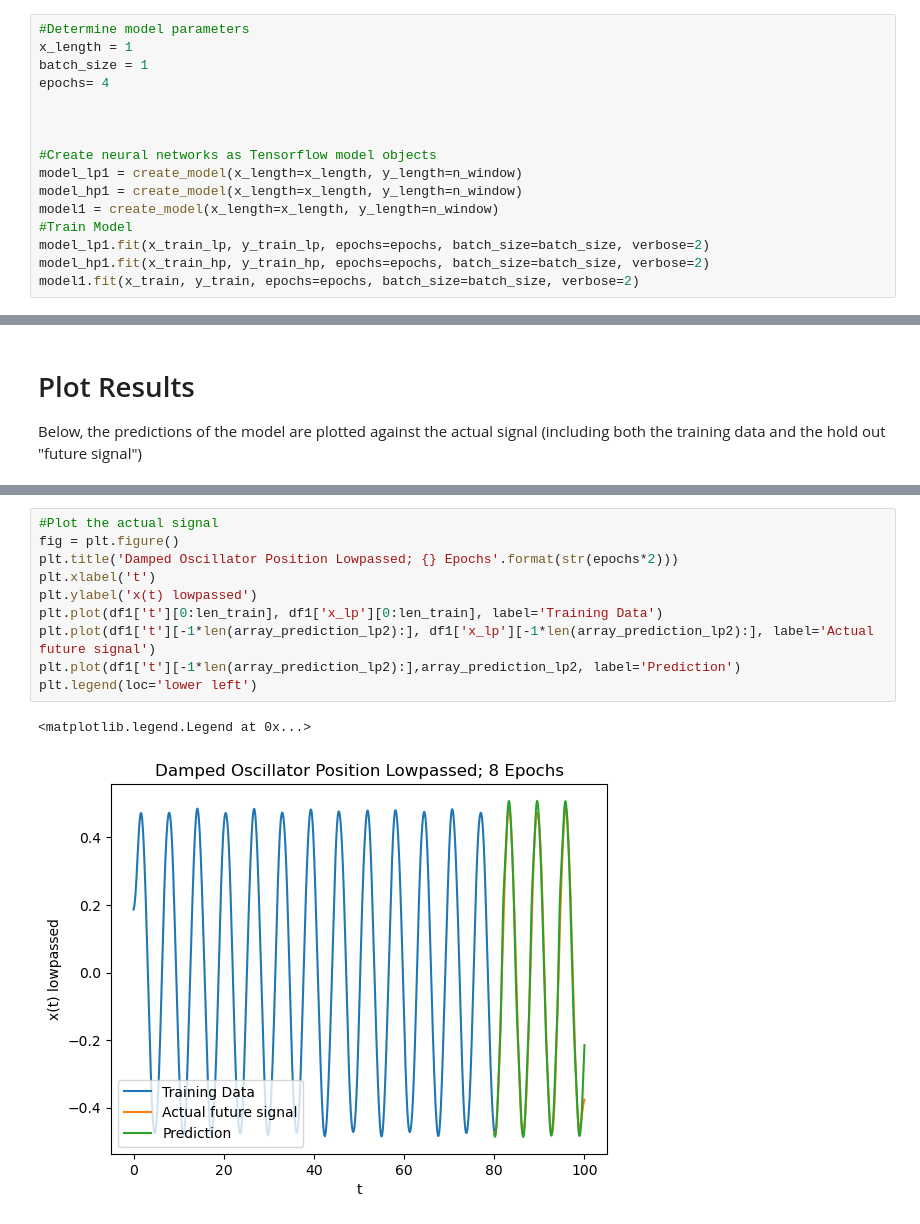
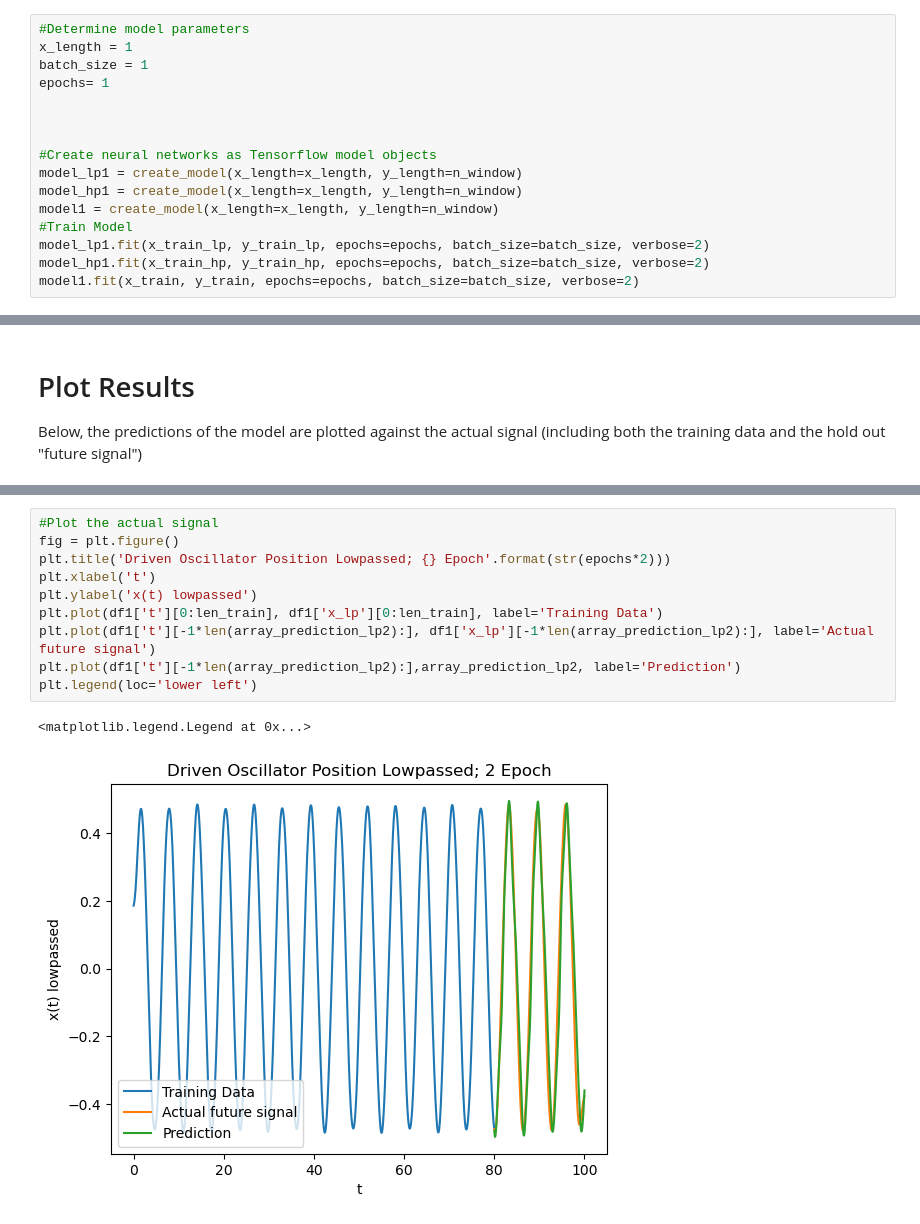
Before and after one commit to gaoadam/dynamicmodel, a Jupyter notebook: lstm_predictions_filtered.ipynb, the cells around one changed output, grey strips where cells are left out. Cells and saved outputs as stored; diff of their text form.

```diff
--- a/lstm_predictions_filtered.ipynb
+++ b/lstm_predictions_filtered.ipynb
@@ -135,7 +135,7 @@ def create_model(x_length, y_length):
 #Determine model parameters
 x_length = 1
 batch_size = 1
-epochs= 4
+epochs= 1
 
 
 
@@ -322,16 +300,16 @@ plt.legend(loc='lower left')
 # %%
 #Plot the actual signal
 fig = plt.figure()
-plt.title('Damped Oscillator Position Lowpassed; {} Epochs'.format(str(epochs*2)))
+plt.title('Driven Oscillator Position Lowpassed; {} Epoch'.format(str(epochs*2)))
 plt.xlabel('t')
 plt.ylabel('x(t) lowpassed')
 plt.plot(df1['t'][0:len_train], df1['x_lp'][0:len_train], label='Training Data')
 plt.plot(df1['t'][-1*len(array_prediction_lp2):], df1['x_lp'][-1*len(array_prediction_lp2):], label='Actual future signal')
 plt.plot(df1['t'][-1*len(array_prediction_lp2):],array_prediction_lp2, label='Prediction')
 plt.legend(loc='lower left')
 # %% [output]
 <matplotlib.legend.Legend at 0x...>
-[figure, old version]
+[figure, new version]
 # %%
 #Plot the actual signal
 fig = plt.figure()
```
Also changed, not shown: parts of 12 cells of this notebook.
